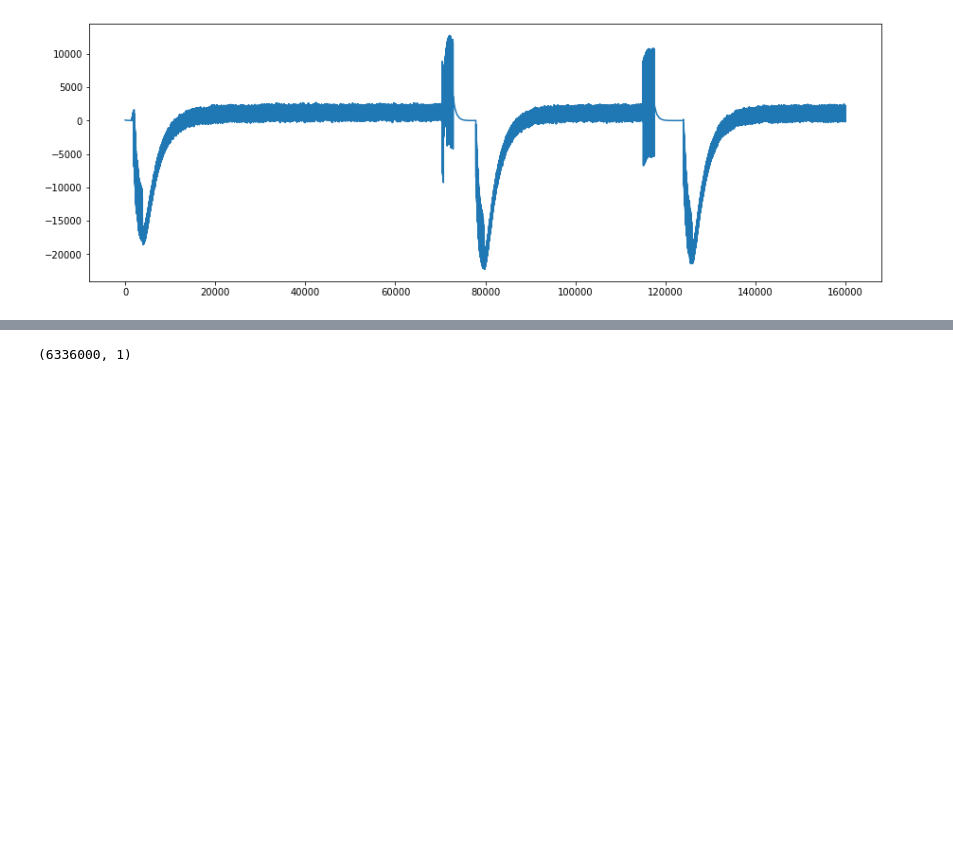
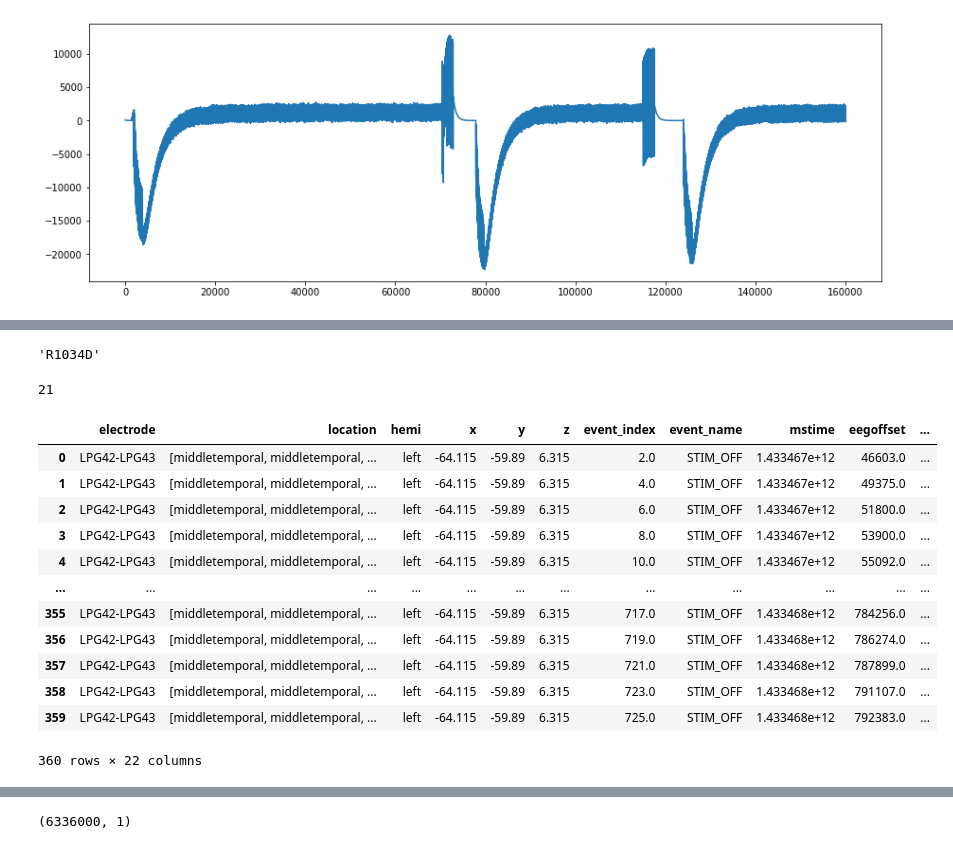
Before and after one commit to CamHolman/neuro, a Jupyter notebook: neuro/stim/testingnbs/Untitled.ipynb, the cells around one changed output, grey strips where cells are left out. Drawn from its saved outputs; the diff is of its cells as text; code cells hidden in the pictures; blank space fills up the shorter version.

```diff
--- a/neuro/stim/testingnbs/Untitled.ipynb
+++ b/neuro/stim/testingnbs/Untitled.ipynb
@@ -528,0 +644,25 @@ array([[ 75.],
+# %%
+g.subjects[0].subject
+# %% [output]
+'R1034D'
+# %%
+len(g.subjects)
+# %% [output]
+21
+# %%
+s1 = g.subjects[1]
+s1. stimulation
+# %% [output]
+|  | electrode | location | hemi | x | y | z | event_index | event_name | mstime | eegoffset | ... |
+| 0 | LPG42-LPG43 | [middletemporal, middletemporal, ... | left | -64.115 | -59.89 | 6.315 | 2.0 | STIM_OFF | 1.433467e+12 | 46603.0 | ... |
+| 1 | LPG42-LPG43 | [middletemporal, middletemporal, ... | left | -64.115 | -59.89 | 6.315 | 4.0 | STIM_OFF | 1.433467e+12 | 49375.0 | ... |
+| 2 | LPG42-LPG43 | [middletemporal, middletemporal, ... | left | -64.115 | -59.89 | 6.315 | 6.0 | STIM_OFF | 1.433467e+12 | 51800.0 | ... |
+| 3 | LPG42-LPG43 | [middletemporal, middletemporal, ... | left | -64.115 | -59.89 | 6.315 | 8.0 | STIM_OFF | 1.433467e+12 | 53900.0 | ... |
+| 4 | LPG42-LPG43 | [middletemporal, middletemporal, ... | left | -64.115 | -59.89 | 6.315 | 10.0 | STIM_OFF | 1.433467e+12 | 55092.0 | ... |
+| ... | ... | ... | ... | ... | ... | ... | ... | ... | ... | ... | ... |
+| 355 | LPG42-LPG43 | [middletemporal, middletemporal, ... | left | -64.115 | -59.89 | 6.315 | 717.0 | STIM_OFF | 1.433468e+12 | 784256.0 | ... |
+| 356 | LPG42-LPG43 | [middletemporal, middletemporal, ... | left | -64.115 | -59.89 | 6.315 | 719.0 | STIM_OFF | 1.433468e+12 | 786274.0 | ... |
+| 357 | LPG42-LPG43 | [middletemporal, middletemporal, ... | left | -64.115 | -59.89 | 6.315 | 721.0 | STIM_OFF | 1.433468e+12 | 787899.0 | ... |
+| 358 | LPG42-LPG43 | [middletemporal, middletemporal, ... | left | -64.115 | -59.89 | 6.315 | 723.0 | STIM_OFF | 1.433468e+12 | 791107.0 | ... |
+| 359 | LPG42-LPG43 | [middletemporal, middletemporal, ... | left | -64.115 | -59.89 | 6.315 | 725.0 | STIM_OFF | 1.433468e+12 | 792383.0 | ... |
+360 rows × 22 columns
```
Also changed, not shown: parts of 48 cells of this notebook, 4 other files.
